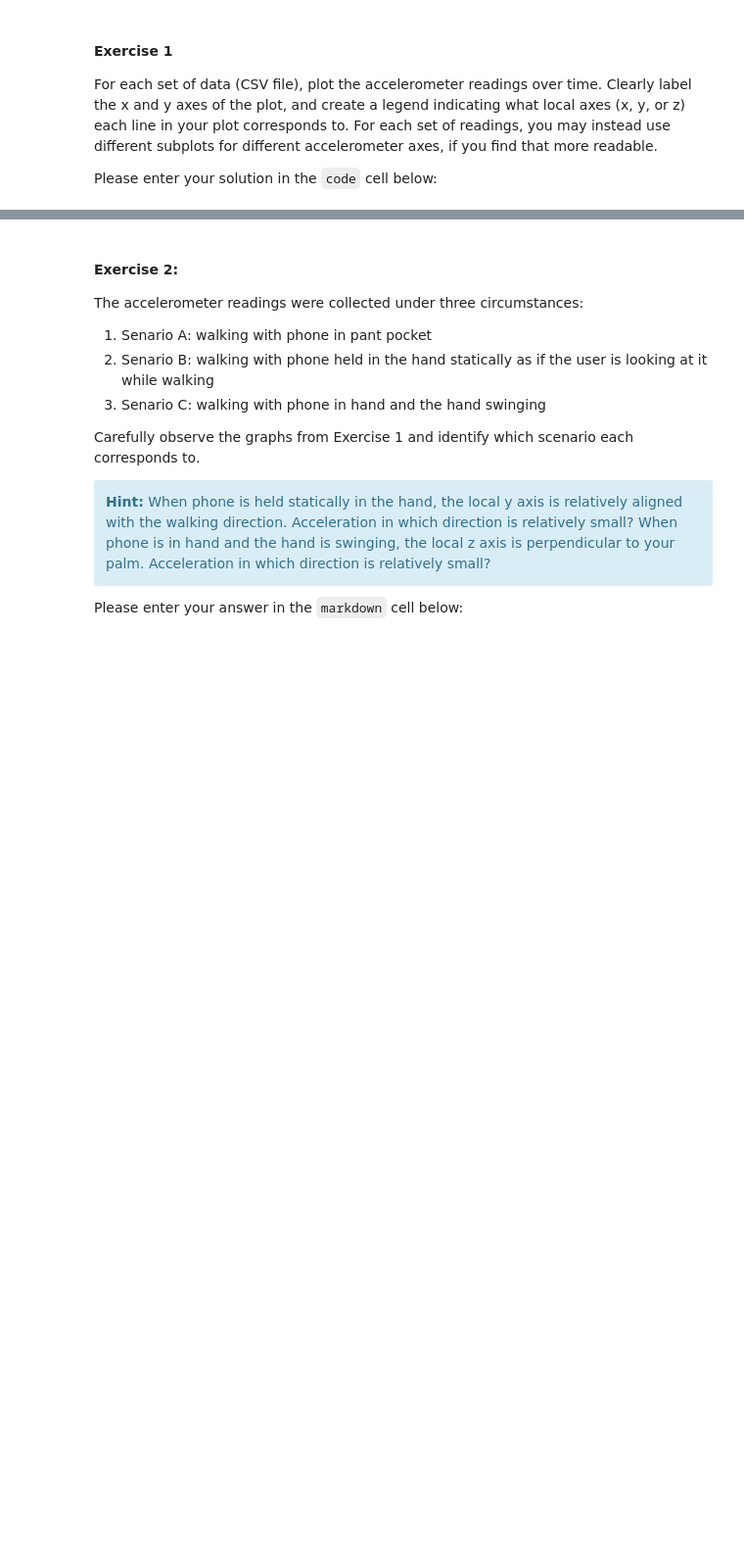
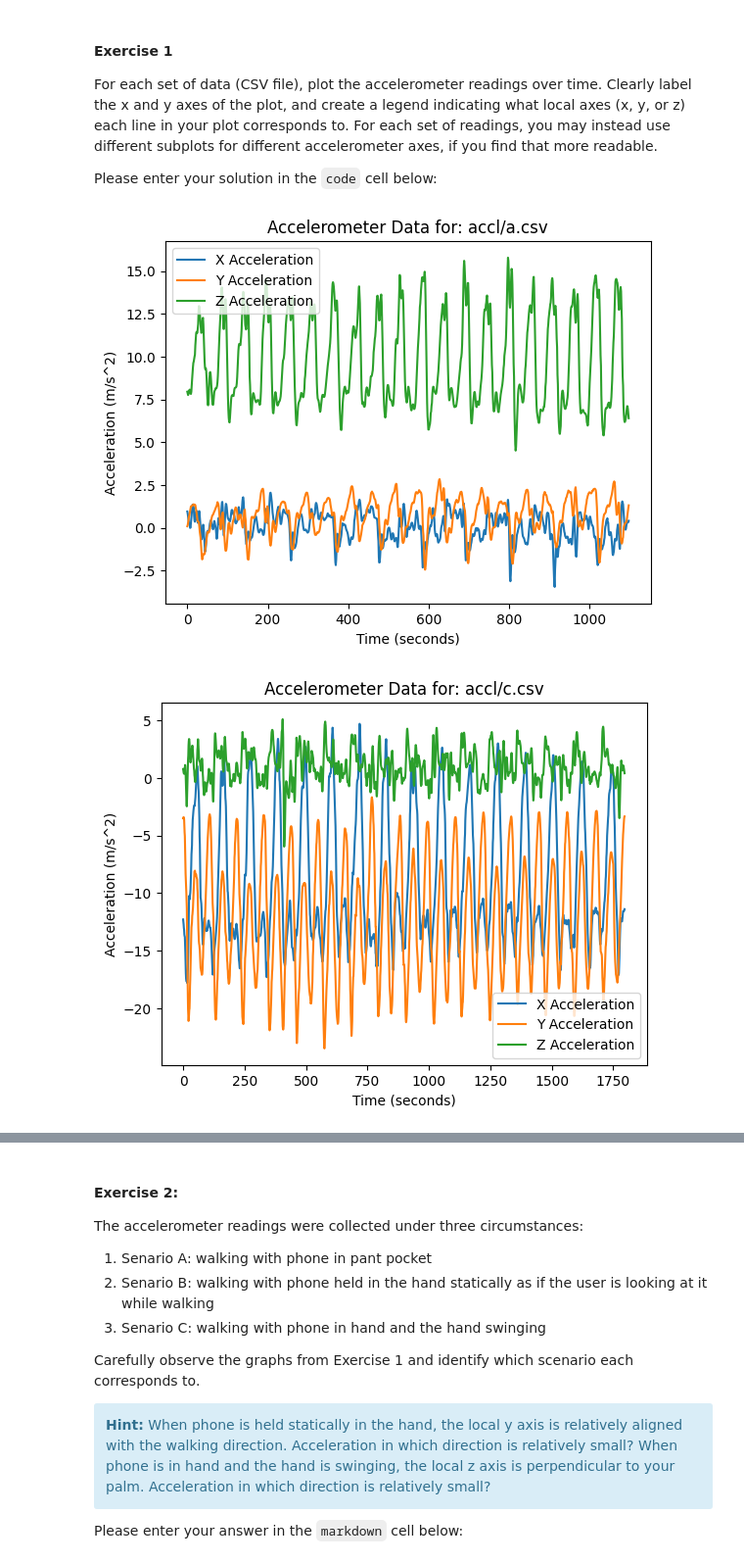
Before and after one commit to rutvikts/ECE434_SP24, a Jupyter notebook: MP1_data_visualization/MP1.ipynb, the cells around one changed output, grey strips where cells are left out. Shown: that part at 98% size. Saved outputs shown, nothing was run; the diff lists cells and outputs as text; code cells hidden in the pictures; blank space fills up the shorter version.

```diff
--- a/MP1_data_visualization/MP1.ipynb
+++ b/MP1_data_visualization/MP1.ipynb
@@ -30,0 +29,28 @@ Please enter your solution in the `code` cell below:
+# %%
+# Exercise 1 code here:
+
+# import required module for iterating over directory
+import os
+
+# assign directory
+directory = 'accl'
+
+# Defining data axis for csv
+cols = ['X Acceleration', 'Y Acceleration', 'Z Acceleration']
+
+# iterate over files in that directory
+for filename in os.listdir(directory):
+    f = os.path.join(directory, filename)
+    # checking if it is a file
+    if os.path.isfile(f):
+
+        # Reading CSV with defined cols
+        df = pd.read_csv(f, names=cols)
+
+        # Plotting Data
+        title_text = "Accelerometer Data for: " + f
+        df.plot(xlabel="Time (seconds)",ylabel="Acceleration (m/s^2)",title=title_text)
+        plt.show()
+# %% [output]
+[figure, added]
+[figure, added]
```
Also changed, not shown: parts of 8 cells of this notebook, 1 other file.
